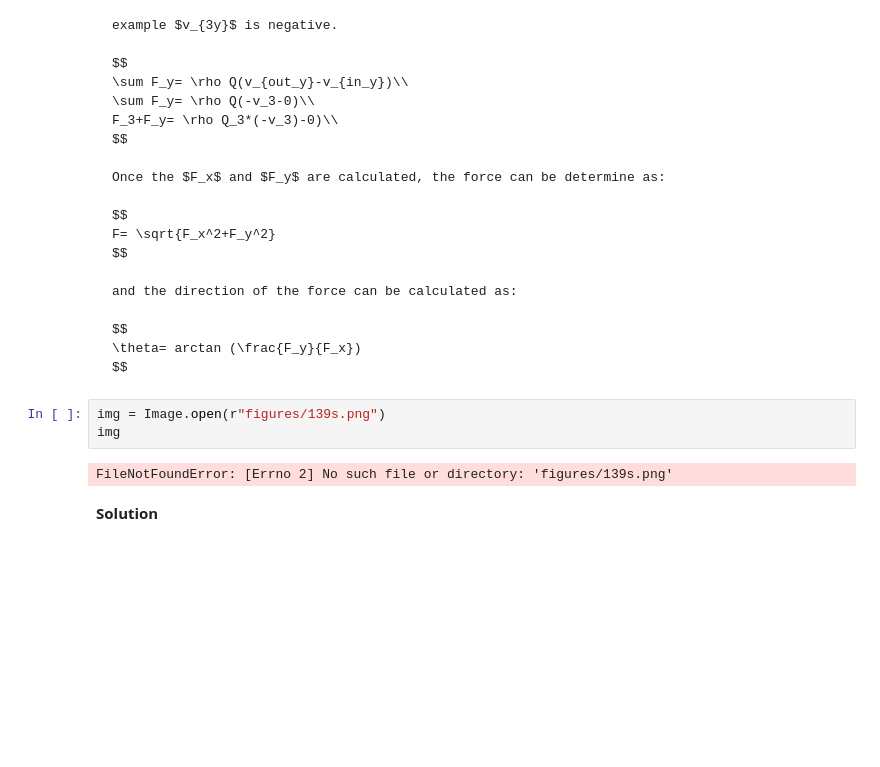
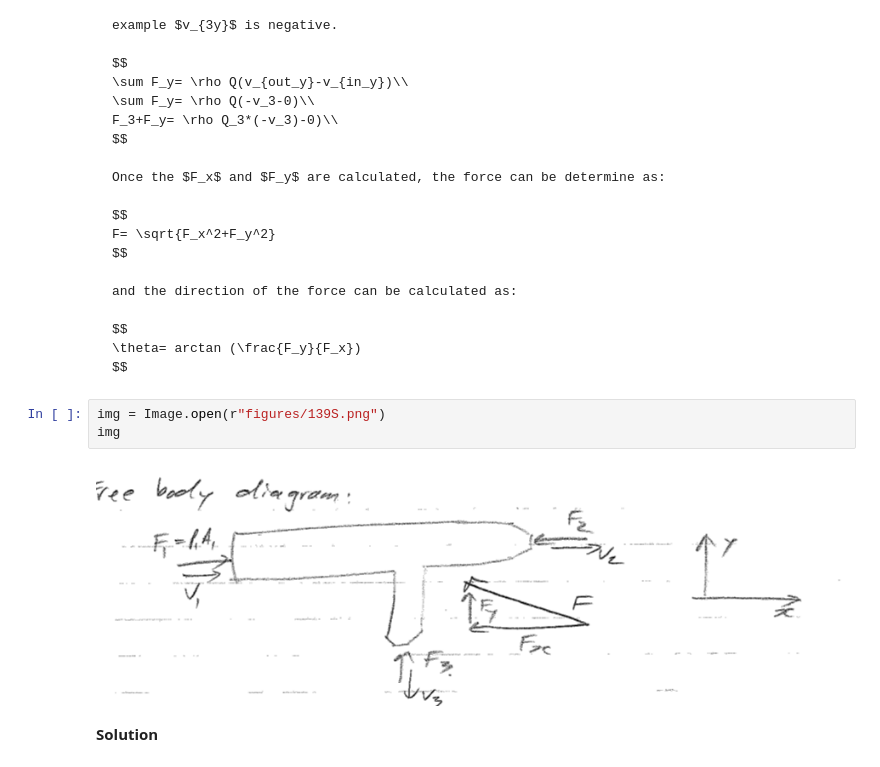
Before and after one commit to CIVIL202/Course_Problems, a Jupyter notebook: book/Module5ConservationofMomentum.ipynb, the cells around one changed output. Drawn from its saved outputs; the diff is of its cells as text; blank space fills up the shorter version.

````diff
--- a/book/Module5ConservationofMomentum.ipynb
+++ b/book/Module5ConservationofMomentum.ipynb
@@ -1202,10 +1202,10 @@ $$
 $$
 ```
 # %%
-img = Image.open(r"figures/139s.png")
+img = Image.open(r"figures/139S.png")
 img
 # %% [output]
-FileNotFoundError: [Errno 2] No such file or directory: 'figures/139s.png'
+[figure, added]
 # %% [markdown]
 **Solution**
 # %%
````
Also changed, not shown: parts of 6 cells of this notebook.
